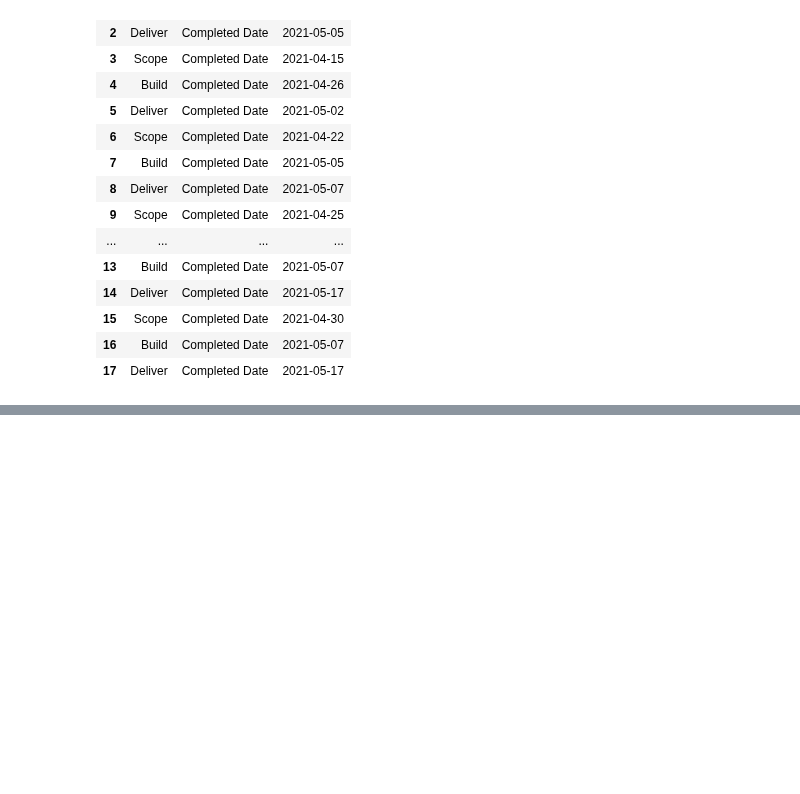
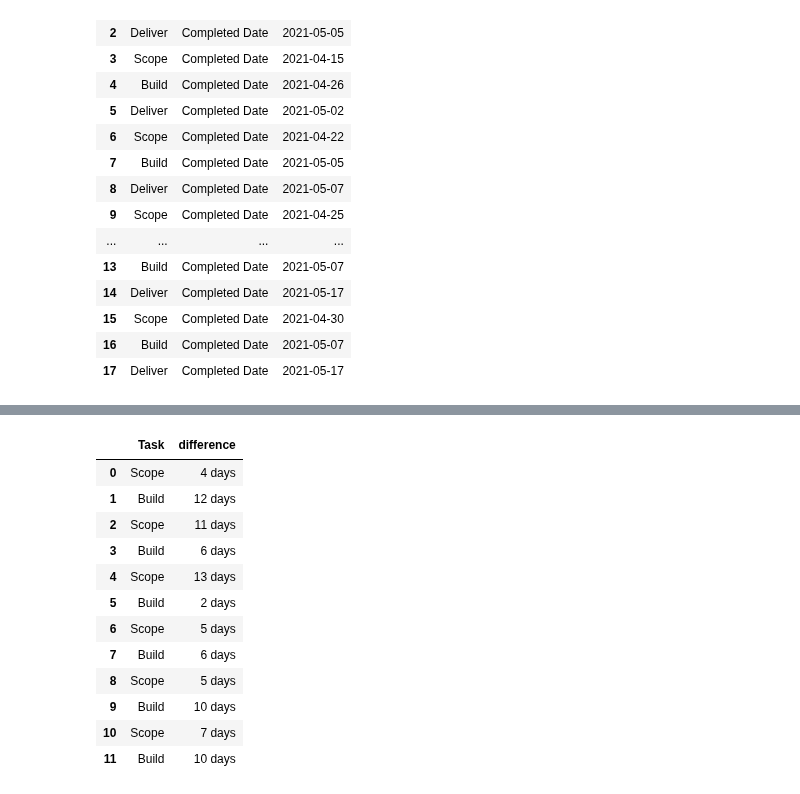
Before and after one commit to hyunjun33/Data_preprocessing, a Jupyter notebook: Preppin' Data 2021 Week 18 Challenge.ipynb, the cells around one changed output, grey strips where cells are left out. Cells and saved outputs as stored; diff of their text form; code cells hidden in the pictures; blank space fills up the shorter version.

```diff
--- a/Preppin' Data 2021 Week 18 Challenge.ipynb
+++ b/Preppin' Data 2021 Week 18 Challenge.ipynb
@@ -200,0 +222,16 @@ tmp
+# %%
+tmp[["Task", "difference"]]
+# %% [output]
+|  | Task | difference |
+| 0 | Scope | 4 days |
+| 1 | Build | 12 days |
+| 2 | Scope | 11 days |
+| 3 | Build | 6 days |
+| 4 | Scope | 13 days |
+| 5 | Build | 2 days |
+| 6 | Scope | 5 days |
+| 7 | Build | 6 days |
+| 8 | Scope | 5 days |
+| 9 | Build | 10 days |
+| 10 | Scope | 7 days |
+| 11 | Build | 10 days |
```
Also changed, not shown: parts of 3 cells of this notebook.
